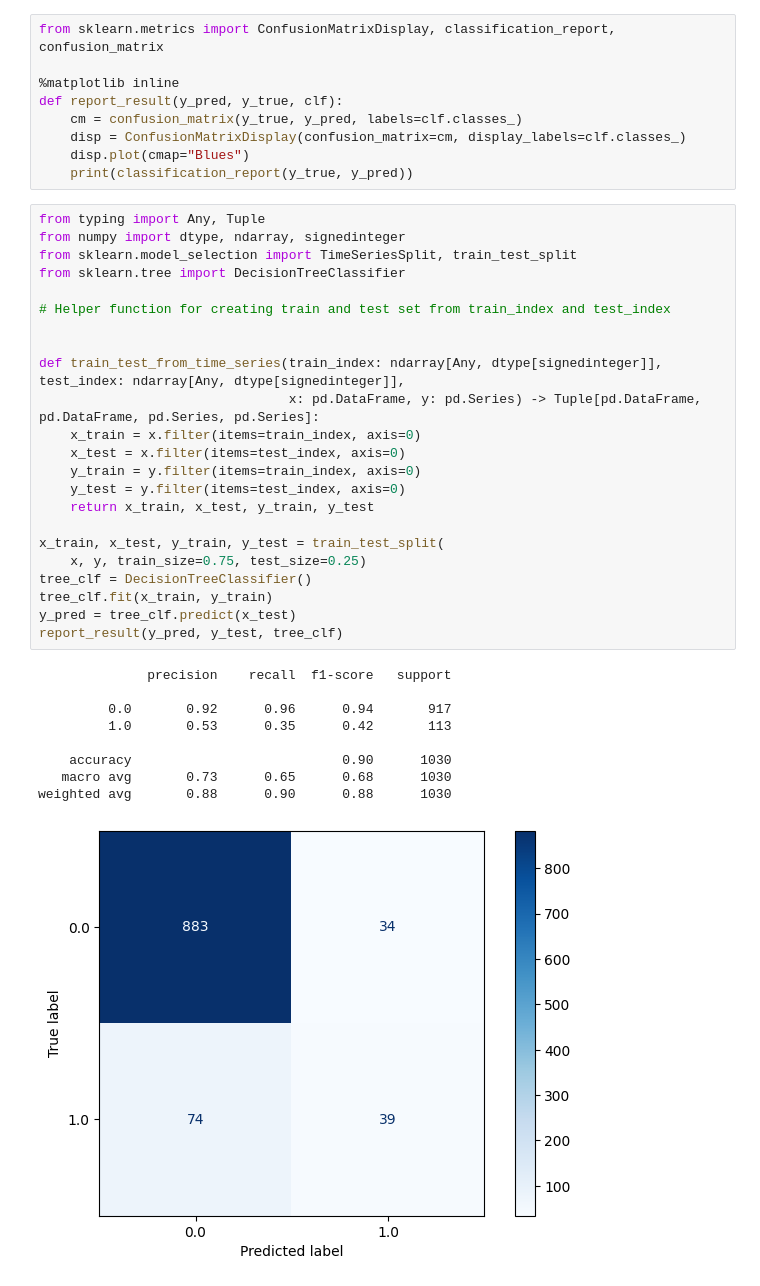
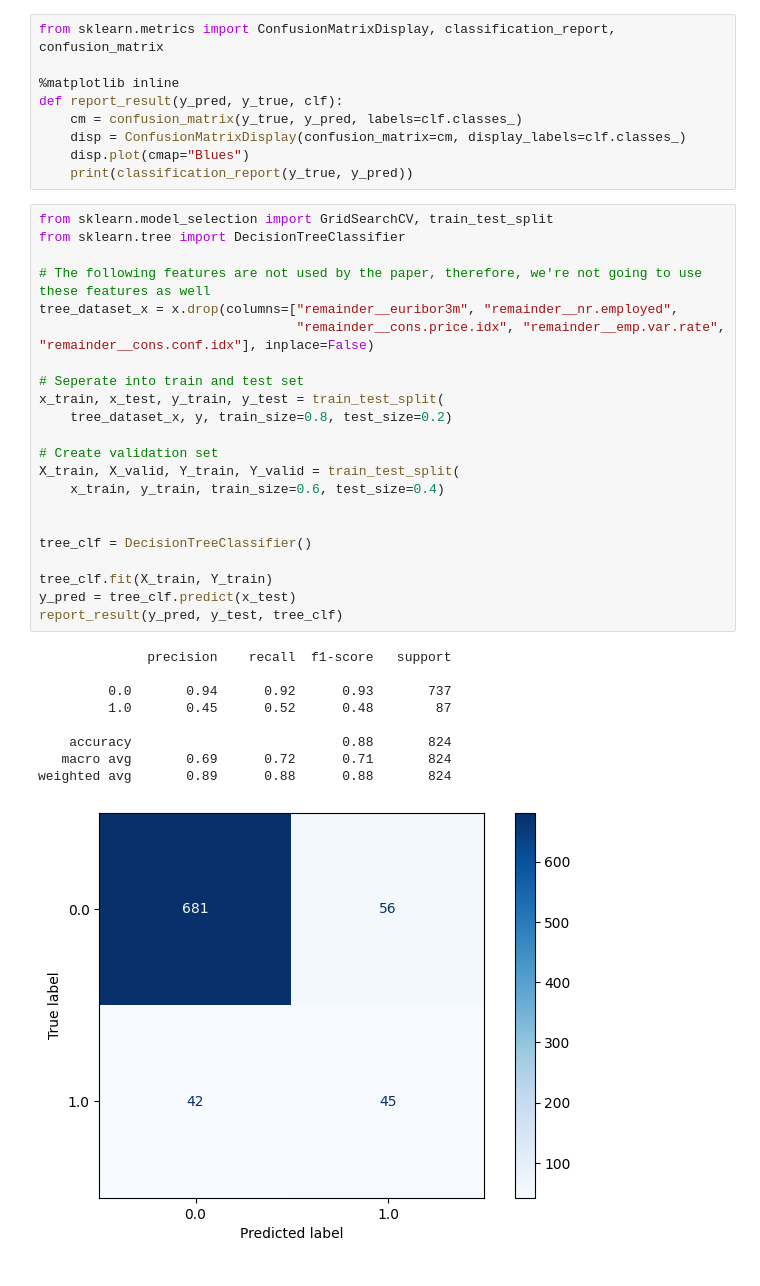
Before and after one commit to longtv2222/bank-investment-prediction, a Jupyter notebook: notebook.ipynb, the cells around one changed output. Drawn from its saved outputs; the diff is of its cells as text.

```diff
--- a/notebook.ipynb
+++ b/notebook.ipynb
@@ -252,36 +251,35 @@ def report_result(y_pred, y_true, clf):
     disp = ConfusionMatrixDisplay(confusion_matrix=cm, display_labels=clf.classes_)
     disp.plot(cmap="Blues")
     print(classification_report(y_true, y_pred))
-# %%
-from typing import Any, Tuple
-from numpy import dtype, ndarray, signedinteger
-from sklearn.model_selection import TimeSeriesSplit, train_test_split
-from sklearn.tree import DecisionTreeClassifier
-
-# Helper function for creating train and test set from train_index and test_index
-
-
-def train_test_from_time_series(train_index: ndarray[Any, dtype[signedinteger]], test_index: ndarray[Any, dtype[signedinteger]],
-                                x: pd.DataFrame, y: pd.Series) -> Tuple[pd.DataFrame, pd.DataFrame, pd.Series, pd.Series]:
-    x_train = x.filter(items=train_index, axis=0)
-    x_test = x.filter(items=test_index, axis=0)
-    y_train = y.filter(items=train_index, axis=0)
-    y_test = y.filter(items=test_index, axis=0)
-    return x_train, x_test, y_train, y_test
-
-x_train, x_test, y_train, y_test = train_test_split(
-    x, y, train_size=0.75, test_size=0.25)
-tree_clf = DecisionTreeClassifier()
-tree_clf.fit(x_train, y_train)
-y_pred = tree_clf.predict(x_test)
-report_result(y_pred, y_test, tree_clf)
-# %% [output]
-              precision    recall  f1-score   support
-
-         0.0       0.92      0.96      0.94       917
-         1.0       0.53      0.35      0.42       113
-
-    accuracy                           0.90      1030
-   macro avg       0.73      0.65      0.68      1030
-weighted avg       0.88      0.90      0.88      1030
-[figure, removed]
+# %%
+from sklearn.model_selection import GridSearchCV, train_test_split
+from sklearn.tree import DecisionTreeClassifier
+
+# The following features are not used by the paper, therefore, we're not going to use these features as well
+tree_dataset_x = x.drop(columns=["remainder__euribor3m", "remainder__nr.employed",
+                                 "remainder__cons.price.idx", "remainder__emp.var.rate", "remainder__cons.conf.idx"], inplace=False)
+
+# Seperate into train and test set
+x_train, x_test, y_train, y_test = train_test_split(
+    tree_dataset_x, y, train_size=0.8, test_size=0.2)
+
+# Create validation set
+X_train, X_valid, Y_train, Y_valid = train_test_split(
+    x_train, y_train, train_size=0.6, test_size=0.4)
+
+
+tree_clf = DecisionTreeClassifier()
+
+tree_clf.fit(X_train, Y_train)
+y_pred = tree_clf.predict(x_test)
+report_result(y_pred, y_test, tree_clf)
+# %% [output]
+              precision    recall  f1-score   support
+
+         0.0       0.94      0.92      0.93       737
+         1.0       0.45      0.52      0.48        87
+
+    accuracy                           0.88       824
+   macro avg       0.69      0.72      0.71       824
+weighted avg       0.89      0.88      0.88       824
+[figure, added]
```
Also changed, not shown: parts of 6 cells of this notebook.
